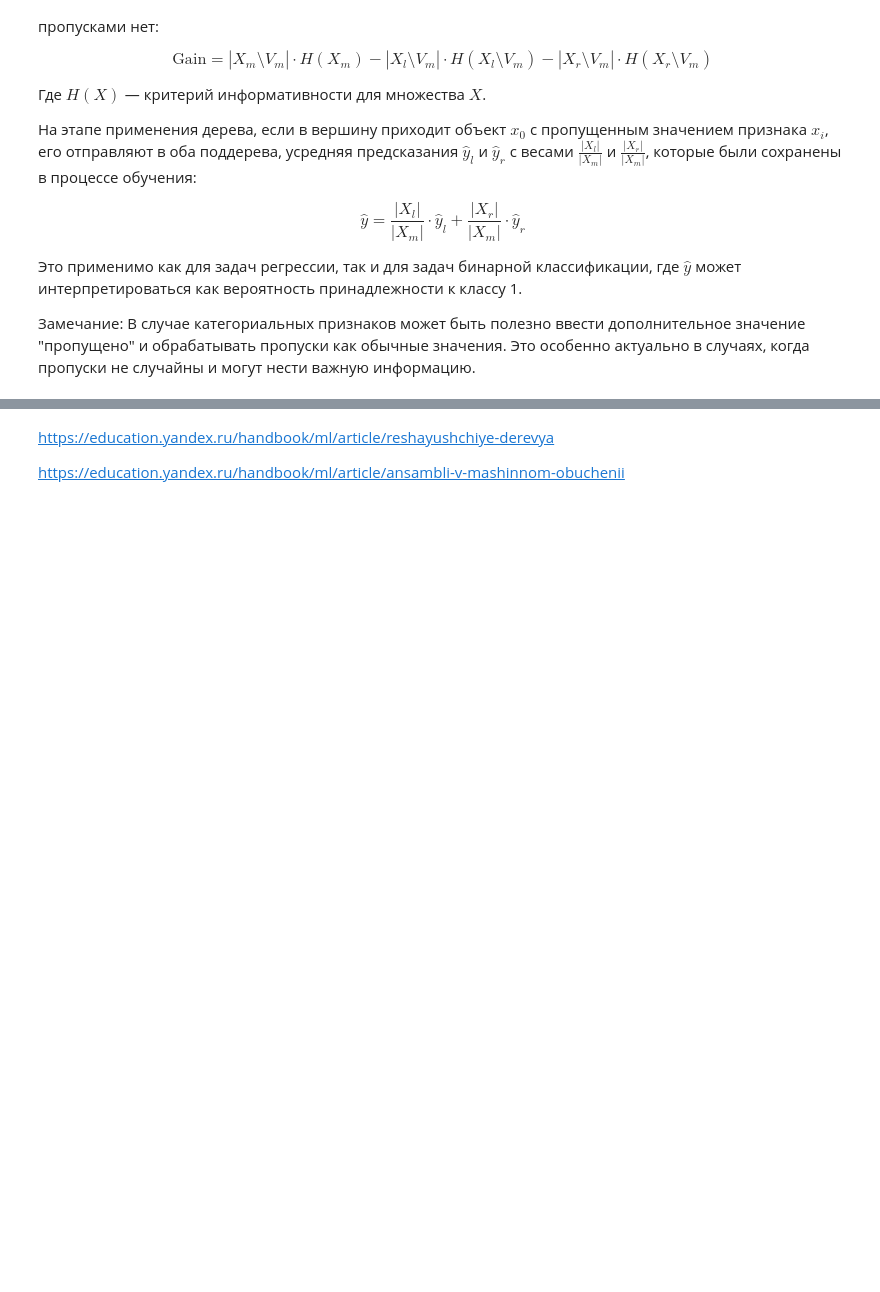
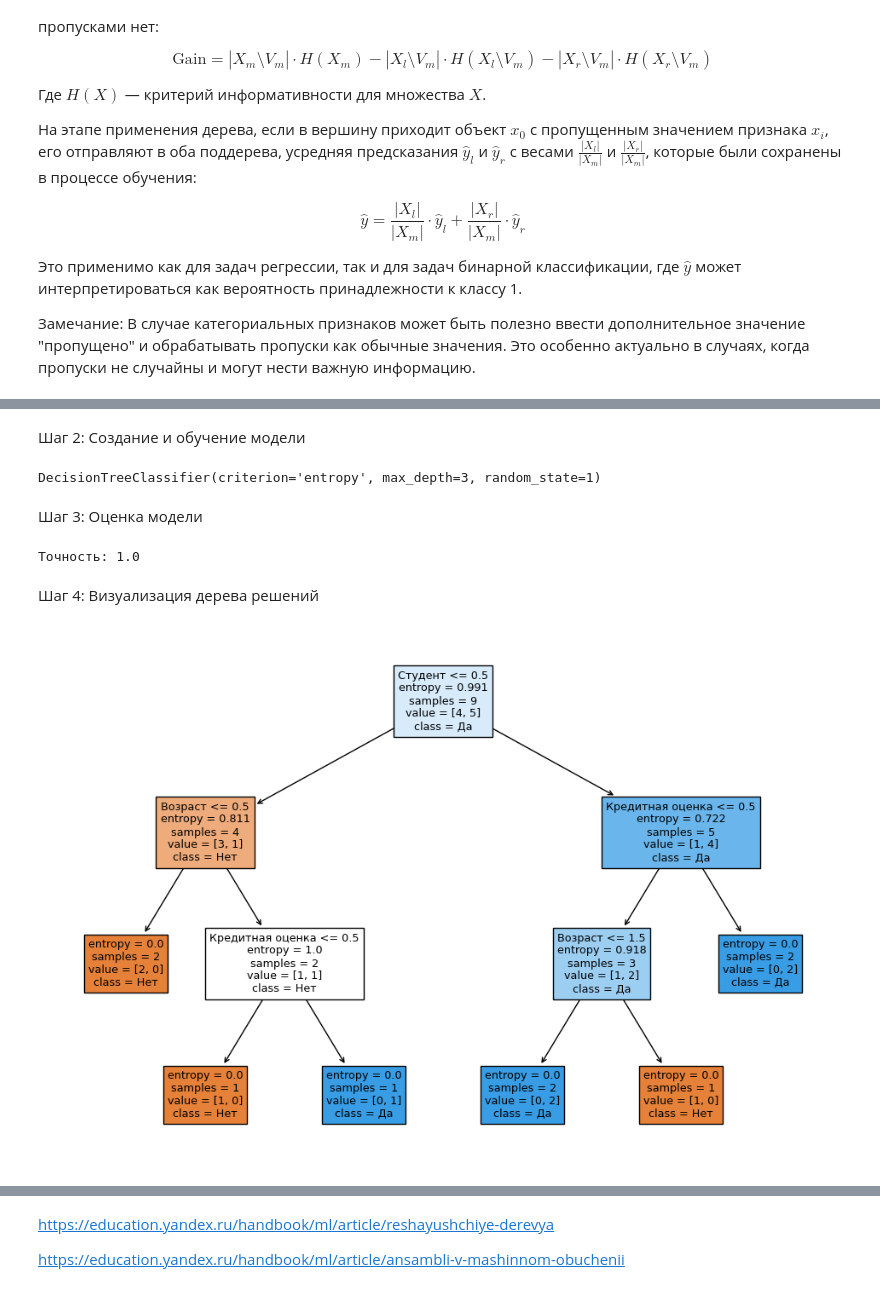
Before and after one commit to CodeHunterOfficial/TimeSeriesForecast_2024-2025, a Jupyter notebook: Тема 5. Прогнозирование временных рядов с помощью градиентного бустинга/Тема_5_Прогнозирование_временных_рядов_с_помощью_градиентного_бустинга.ipynb, the cells around one changed output, grey strips where cells are left out. Saved outputs shown, nothing was run; the diff lists cells and outputs as text; code cells hidden in the pictures; blank space fills up the shorter version.

```diff
--- a/Тема 5. Прогнозирование временных рядов с помощью градиентного бустинга/Тема_5_Прогнозирование_временных_рядов_с_помощью_градиентного_бустинга.ipynb
+++ b/Тема 5. Прогнозирование временных рядов с помощью градиентного бустинга/Тема_5_Прогнозирование_временных_рядов_с_помощью_градиентного_бустинга.ipynb
@@ -1075,0 +1491,62 @@ $$ \hat{y} = \frac{|X_l|}{|X_m|} \cdot \hat{y}_l + \frac{|X_r|}{|X_m|} \cdot \ha
+# %%
+import numpy as np
+import pandas as pd
+from sklearn.model_selection import train_test_split
+from sklearn.tree import DecisionTreeClassifier
+from sklearn import metrics
+import matplotlib.pyplot as plt
+from sklearn.tree import plot_tree
+
+# Создание DataFrame
+data = {
+    'Возраст': ['<30', '<30', '31-40', '>40', '>40', '>40', '31-40', '<30', '<30', '>40', '<30', '31-40', '31-40', '>40'],
+    'Доход': ['Высокий', 'Высокий', 'Высокий', 'Средний', 'Низкий', 'Низкий', 'Низкий', 'Средний', 'Низкий', 'Средний', 'Средний', 'Средний', 'Высокий', 'Средний'],
+    'Студент': ['Нет', 'Нет', 'Нет', 'Нет', 'Да', 'Да', 'Да', 'Нет', 'Да', 'Да', 'Да', 'Нет', 'Да', 'Нет'],
+    'Кредитная оценка': ['Отличная', 'Хорошая', 'Отличная', 'Отличная', 'Отличная', 'Хорошая', 'Хорошая', 'Отличная', 'Хорошая', 'Отличная', 'Отличная', 'Отличная', 'Хорошая', 'Хорошая'],
+    'Покупка': ['Нет', 'Нет', 'Да', 'Да', 'Да', 'Нет', 'Да', 'Нет', 'Да', 'Да', 'Да', 'Да', 'Да', 'Нет']
+}
+
+df = pd.DataFrame(data)
+
+# Преобразование категориальных переменных в числовые
+df['Возраст'] = df['Возраст'].map({'<30': 0, '31-40': 1, '>40': 2})
+df['Доход'] = df['Доход'].map({'Низкий': 0, 'Средний': 1, 'Высокий': 2})
+df['Студент'] = df['Студент'].map({'Нет': 0, 'Да': 1})
+df['Кредитная оценка'] = df['Кредитная оценка'].map({'Хорошая': 0, 'Отличная': 1})
+df['Покупка'] = df['Покупка'].map({'Нет': 0, 'Да': 1})
+
+# Разделение данных на признаки и целевую переменную
+X = df.drop('Покупка', axis=1)
+y = df['Покупка']
+
+# Разделение данных на обучающую и тестовую выборки
+X_train, X_test, y_train, y_test = train_test_split(X, y, test_size=0.3, random_state=1)
+# %% [markdown]
+Шаг 2: Создание и обучение модели
+# %%
+# Создание модели дерева решений
+clf = DecisionTreeClassifier(criterion='entropy', max_depth=3, random_state=1)
+
+# Обучение модели
+clf.fit(X_train, y_train)
+# %% [output]
+DecisionTreeClassifier(criterion='entropy', max_depth=3, random_state=1)
+# %% [markdown]
+Шаг 3: Оценка модели
+# %%
+# Прогнозирование на тестовой выборке
+y_pred = clf.predict(X_test)
+
+# Оценка точности модели
+print("Точность:", metrics.accuracy_score(y_test, y_pred))
+# %% [output]
+Точность: 1.0
+# %% [markdown]
+Шаг 4: Визуализация дерева решений
+# %%
+# Визуализация дерева решений
+plt.figure(figsize=(12, 8))
+plot_tree(clf, feature_names=X.columns, class_names=['Нет', 'Да'], filled=True)
+plt.show()
+# %% [output]
+[figure, added]
```
Also changed, not shown: parts of 7 cells of this notebook.
